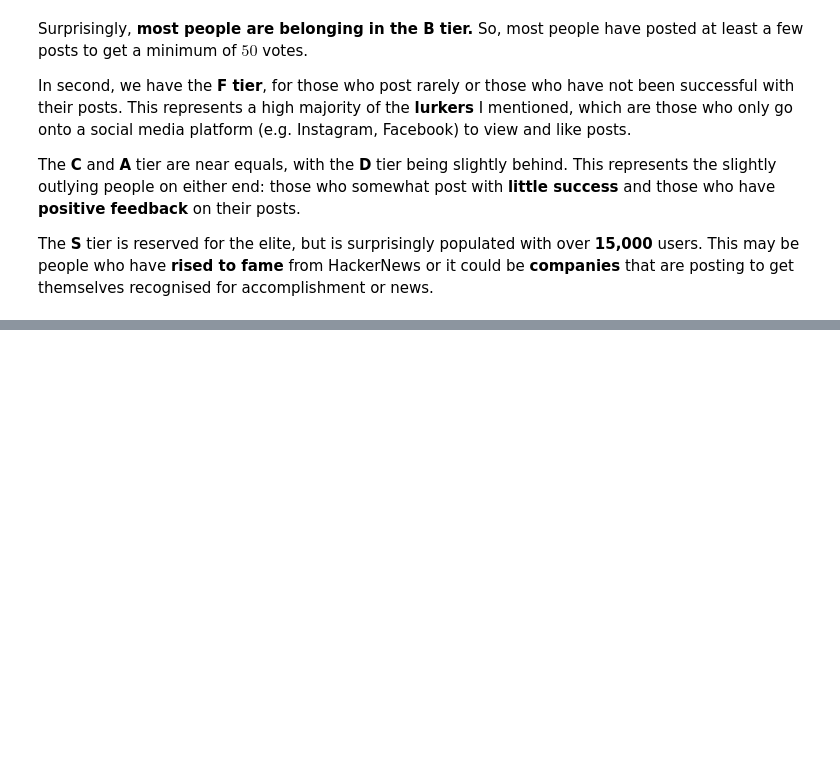
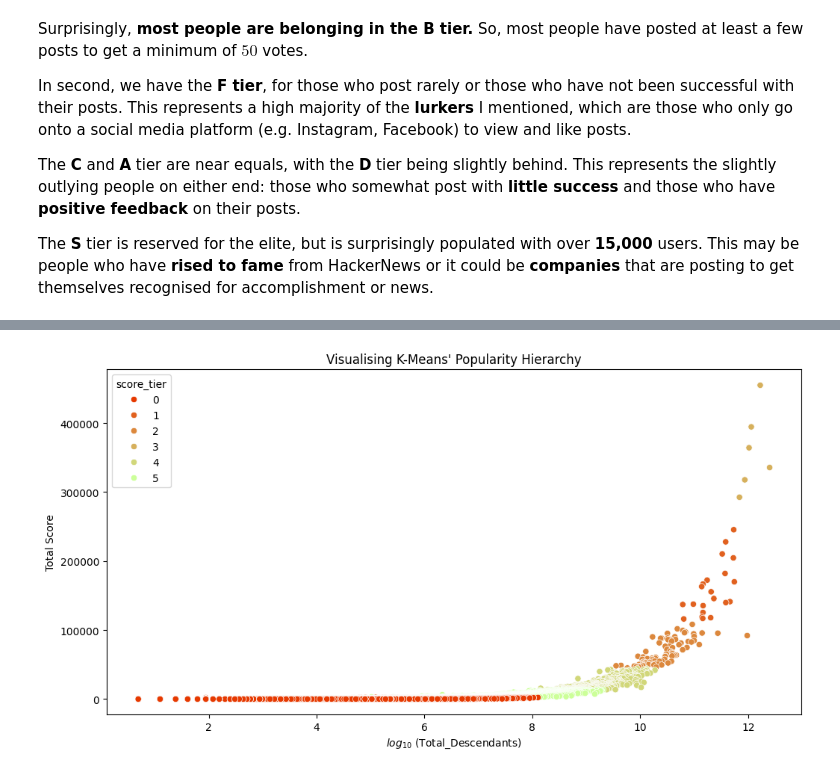
Before and after one commit to biggiefats/HackerNewsAnalysis, a Jupyter notebook: HackerNews.ipynb, the cells around one changed output, grey strips where cells are left out. Saved outputs shown, nothing was run; the diff lists cells and outputs as text; code cells hidden in the pictures; blank space fills up the shorter version.

```diff
--- a/HackerNews.ipynb
+++ b/HackerNews.ipynb
@@ -956,0 +1011,15 @@ from sklearn.cluster import KMeans
+# %%
+# Data
+x = np.log(df['total_descendants'])
+y = df['total_score']
+
+# Visualise
+fig, ax = plt.subplots(figsize=(12,6))
+ax.set_title("Visualising K-Means' Popularity Hierarchy")
+ax.set_xlabel("$log_{10}$ (Total_Descendants)")
+ax.set_ylabel("Total Score")
+dark = sns.color_palette("blend:#e63900,#ccff99", as_cmap=True)
+sns.scatterplot(x=x, y=y, hue=df['score_tier'], palette=dark)
+plt.show()
+# %% [output]
+[figure, added]
```
Also changed, not shown: parts of 14 cells of this notebook.
